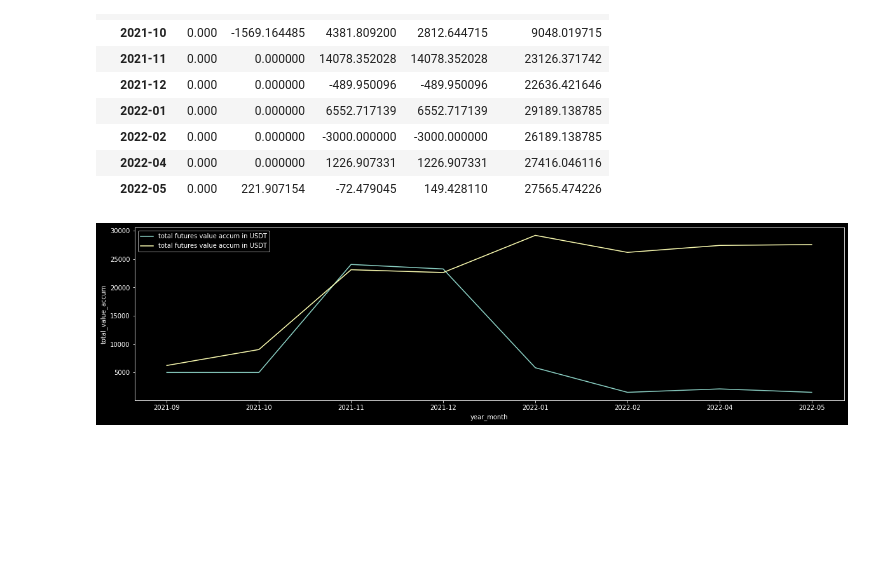
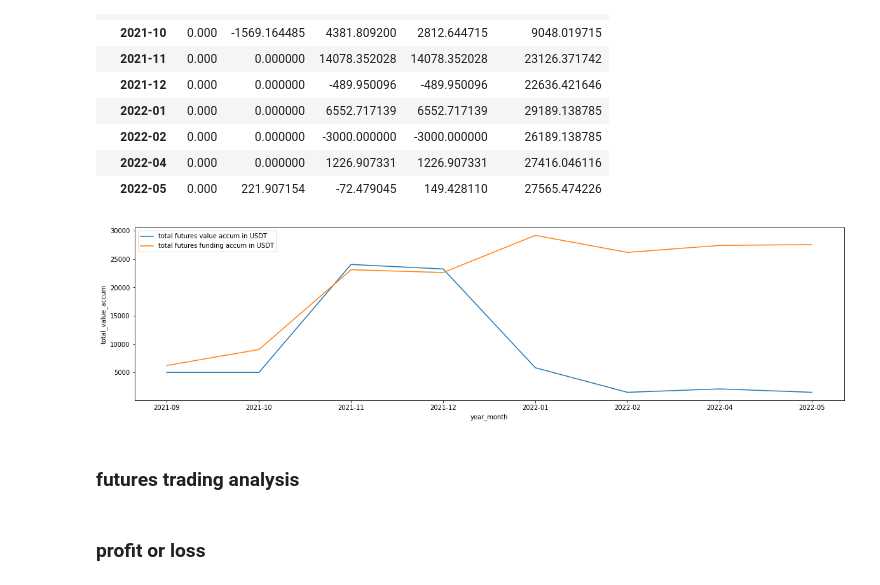
Before and after one commit to ferseguias/binance_dashboard, a Jupyter notebook: notebooks/wallet_futures.ipynb, the cells around one changed output. Cells and saved outputs as stored; diff of their text form; code cells hidden in the pictures; blank space fills up the shorter version.

```diff
--- a/notebooks/wallet_futures.ipynb
+++ b/notebooks/wallet_futures.ipynb
@@ -4,7 +4,7 @@ import seaborn as sns
 import matplotlib.pyplot as plt
 import warnings
 warnings.filterwarnings("ignore")
-plt.style.use('dark_background')
+#plt.style.use('dark_background')
 # %% [markdown]
 ## import raw data
 # %%
@@ -203,7 +203,9 @@ join_inv
 # %%
 #plot monthly futures account value in USDT and investment in USDT
 fig = plt.figure(figsize=(20, 5))
 sns.lineplot(x=join.index, y='total_value_accum', data=join, label = 'total futures value accum in USDT')
-sns.lineplot(x=join_inv.index, y='total_value_accum', data=join_inv, label = 'total futures value accum in USDT');
+sns.lineplot(x=join_inv.index, y='total_value_accum', data=join_inv, label = 'total futures funding accum in USDT');
 # %% [output]
-[figure, old version]
+[figure, new version]
+# %% [markdown]
+### futures trading analysis
@@ -209,0 +214,2 @@ sns.lineplot(x=join_inv.index, y='total_value_accum', data=join_inv, label = 'to
+# %% [markdown]
+### profit or loss
```
Also changed, not shown: parts of 5 cells of this notebook, 4 other files.
